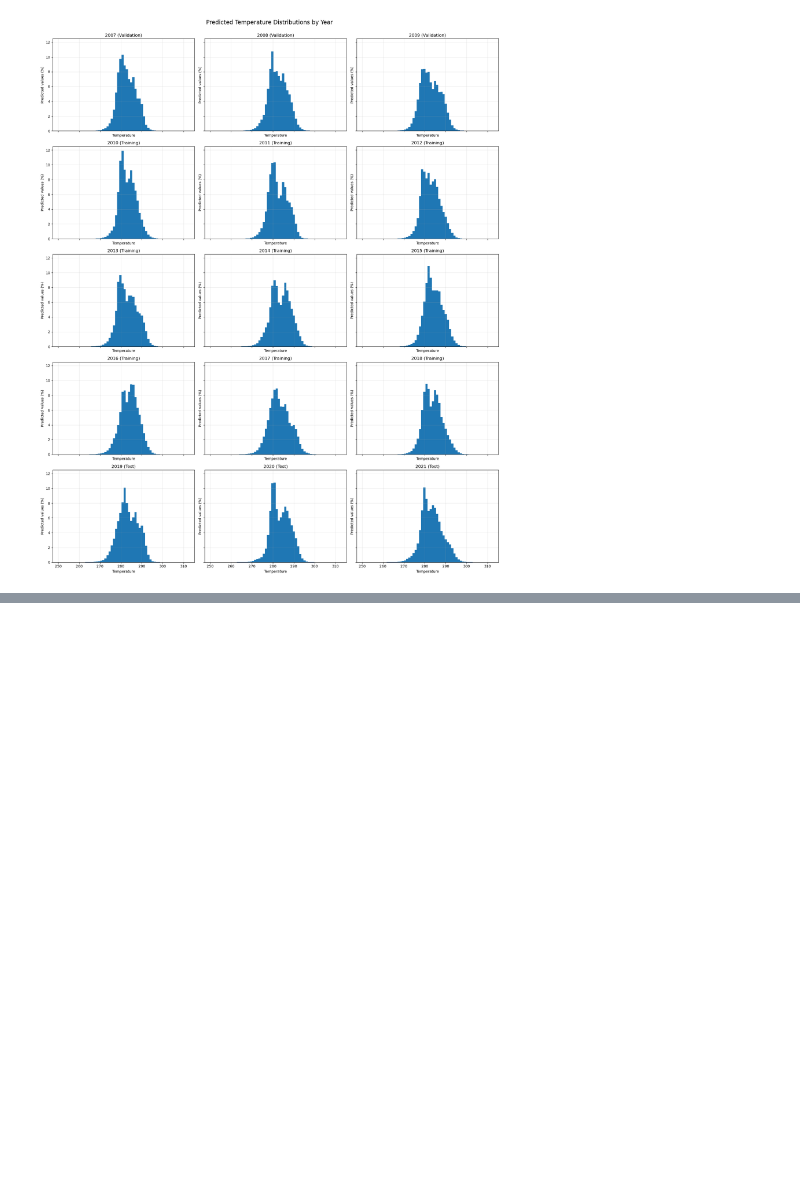
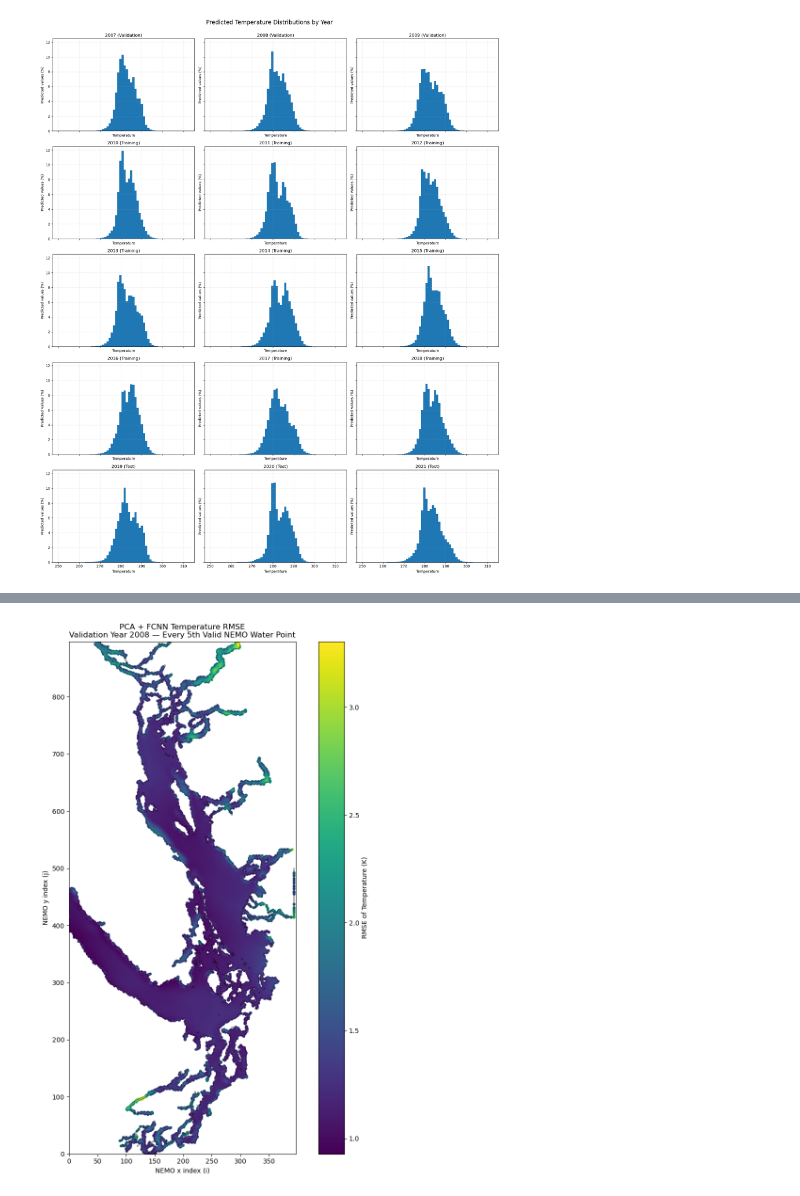
Before and after one commit to SalishSeaCast/analysis-dishika, a Jupyter notebook: notebooks/PCA_LR_All/temperature.ipynb, the cells around one changed output, grey strips where cells are left out. Drawn from its saved outputs; the diff is of its cells as text; code cells hidden in the pictures; blank space fills up the shorter version.

```diff
--- a/notebooks/PCA_LR_All/temperature.ipynb
+++ b/notebooks/PCA_LR_All/temperature.ipynb
@@ -1204,3 +1153,87 @@ plt.tight_layout(rect=[0,0,1,0.98])
 plt.show()
 # %% [output]
 [figure]
+# %%
+validation_year = 2008
+spatial_step = 5
+
+val_times = pd.to_datetime(ds_hrdps_val["time_counter"].values)
+year_time_mask = val_times.year == validation_year
+
+if not np.any(year_time_mask):
+    raise ValueError(f"No validation data found for {validation_year}.")
+
+X_actual_2008 = X_hrdps_val[year_time_mask]
+X_predicted_2008 = X_hrdps_val_pred[year_time_mask]
+
+print("Actual 2008 shape:", X_actual_2008.shape)
+print("Predicted 2008 shape:", X_predicted_2008.shape)
+print("Number of 2008 timestamps:", np.sum(year_time_mask))
+
+if X_actual_2008.shape != X_predicted_2008.shape:
+    raise ValueError("Actual and predicted validation matrices do not have matching shapes.")
+
+if X_actual_2008.shape[1] != len(valid_nemo_j):
+    raise ValueError("The number of matrix columns does not match valid_nemo_j.")
+
+if X_actual_2008.shape[1] != len(valid_nemo_i):
+    raise ValueError("The number of matrix columns does not match valid_nemo_i.")
+
+selected_columns = np.arange(0, X_actual_2008.shape[1], spatial_step)
+
+actual_selected = X_actual_2008[:, selected_columns]
+predicted_selected = X_predicted_2008[:, selected_columns]
+
+finite_pairs = np.isfinite(actual_selected) & np.isfinite(predicted_selected)
+squared_errors = np.where(finite_pairs, (predicted_selected - actual_selected) ** 2, np.nan)
+rmse_every_5th_point = np.sqrt(np.nanmean(squared_errors, axis=0))
+
+selected_nemo_j = valid_nemo_j[selected_columns]
+selected_nemo_i = valid_nemo_i[selected_columns]
+
+print("Number of selected spatial points:", len(selected_columns))
+print("Mean RMSE across selected points:", np.nanmean(rmse_every_5th_point))
+print("Minimum RMSE:", np.nanmin(rmse_every_5th_point))
+print("Maximum RMSE:", np.nanmax(rmse_every_5th_point))
+
+fig, ax = plt.subplots(figsize=(10, 12))
+
+ax.contour(water_mask.astype(int), levels=[0.5], colors="black", linewidths=0.4)
+
+scatter = ax.scatter(
+    selected_nemo_i,
+    selected_nemo_j,
+    c=rmse_every_5th_point,
+    cmap="viridis",
+    s=12,
+    marker="o"
+)
+
+colorbar = plt.colorbar(scatter, ax=ax)
+colorbar.set_label("RMSE of Temperature (K)")
+
+ax.set_xlabel("NEMO x index (i)")
+ax.set_ylabel("NEMO y index (j)")
+ax.set_title(
+    "PCA + FCNN Temperature RMSE\n"
+    "Validation Year 2008 — Every 5th Valid NEMO Water Point"
+)
+
+ax.set_xlim(0, water_mask.shape[1] - 1)
+ax.set_ylim(0, water_mask.shape[0] - 1)
+ax.set_aspect("equal")
+
+plt.tight_layout()
+plt.show()
+
+rmse_every_5th_point_table = pd.DataFrame(
+    {
+        "Matrix_Column": selected_columns,
+        "NEMO_j": selected_nemo_j,
+        "NEMO_i": selected_nemo_i,
+        "RMSE": rmse_every_5th_point
+    }
+)
+
+print(rmse_every_5th_point_table.head(20).to_string(index=False))
+# %% [output]
@@ -1206,0 +1247 @@ plt.show()
+[figure, added]
```
Also changed, not shown: parts of 7 cells of this notebook, 5 other files.
